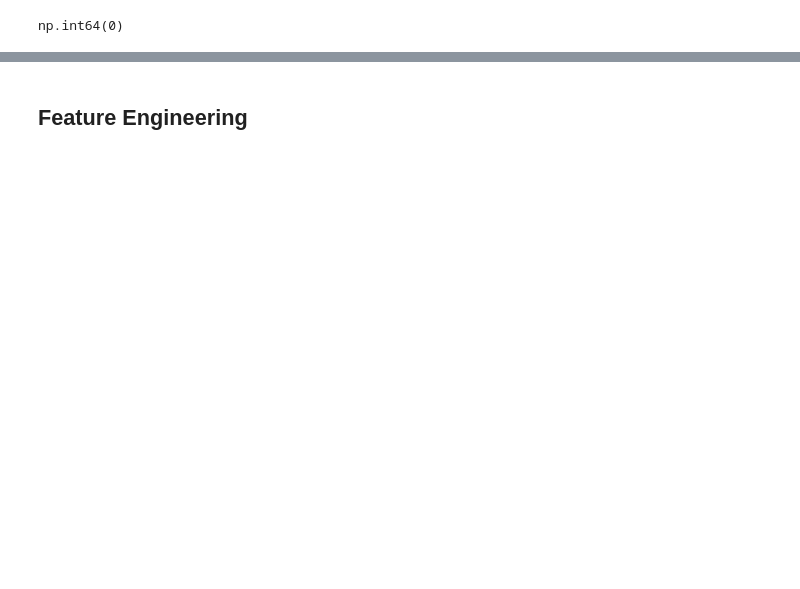
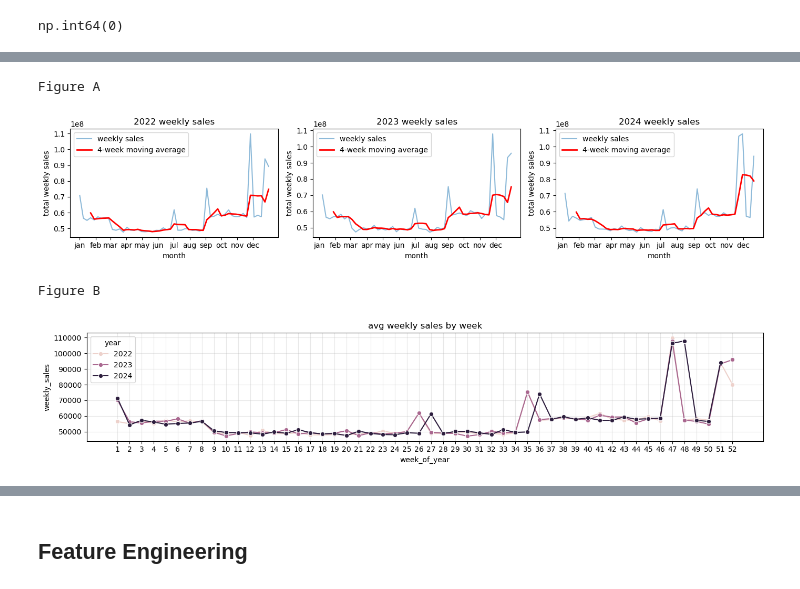
Before and after one commit to paolomags100/predictive-model-retail-sales-forecast, a Jupyter notebook: jupyter-nb/retail_sales_forecasting.ipynb, the cells around one changed output, grey strips where cells are left out. Saved outputs shown, nothing was run; the diff lists cells and outputs as text; code cells hidden in the pictures; blank space fills up the shorter version.

```diff
--- a/jupyter-nb/retail_sales_forecasting.ipynb
+++ b/jupyter-nb/retail_sales_forecasting.ipynb
@@ -887,0 +386,36 @@ cpi: -0.002
+# %%
+# figure A: weekly sales trends by year
+overall_weekly_sales = retail_sales.groupby('date')['weekly_sales'].sum().sort_index()
+
+fig, axes = plt.subplots(1, 3, figsize=(14, 3))
+
+for ax, year in zip(axes, sorted(retail_sales['year'].unique())):
+    data = overall_weekly_sales[overall_weekly_sales.index.year == year]
+
+    ax.plot(data.index, data.values, alpha=0.5, label='weekly sales')
+    ax.plot(data.index, data.rolling(4).mean(), color='red', label='4-week moving average')
+    ax.set(title=year, xlabel='month', ylabel='total weekly sales')
+    ax.set_xticks(pd.date_range(f'{year}-01-01', f'{year}-12-01', freq='MS'))
+    ax.set_xticklabels(['jan', 'feb', 'mar', 'apr', 'may', 'jun',
+                        'jul', 'aug', 'sep', 'oct', 'nov', 'dec'])
+    ax.legend()
+
+plt.tight_layout()
+plt.show()
+
+
+# figure B: average weekly sales by week of year
+weekly_sales = retail_sales.groupby(['year', 'week_of_year'])['weekly_sales'].mean().reset_index()
+
+plt.figure(figsize=(14, 3))
+sns.lineplot(data=weekly_sales, x='week_of_year', y='weekly_sales', hue='year', marker='o')
+plt.title('avg weekly sales by week')
+plt.xticks(range(1, 53))
+plt.grid(alpha=0.3)
+plt.tight_layout()
+plt.show()
+# %% [output]
+Figure A
+[figure, added]
+Figure B
+[figure, added]
```
Also changed, not shown: parts of 100 cells of this notebook, 1 other file.
